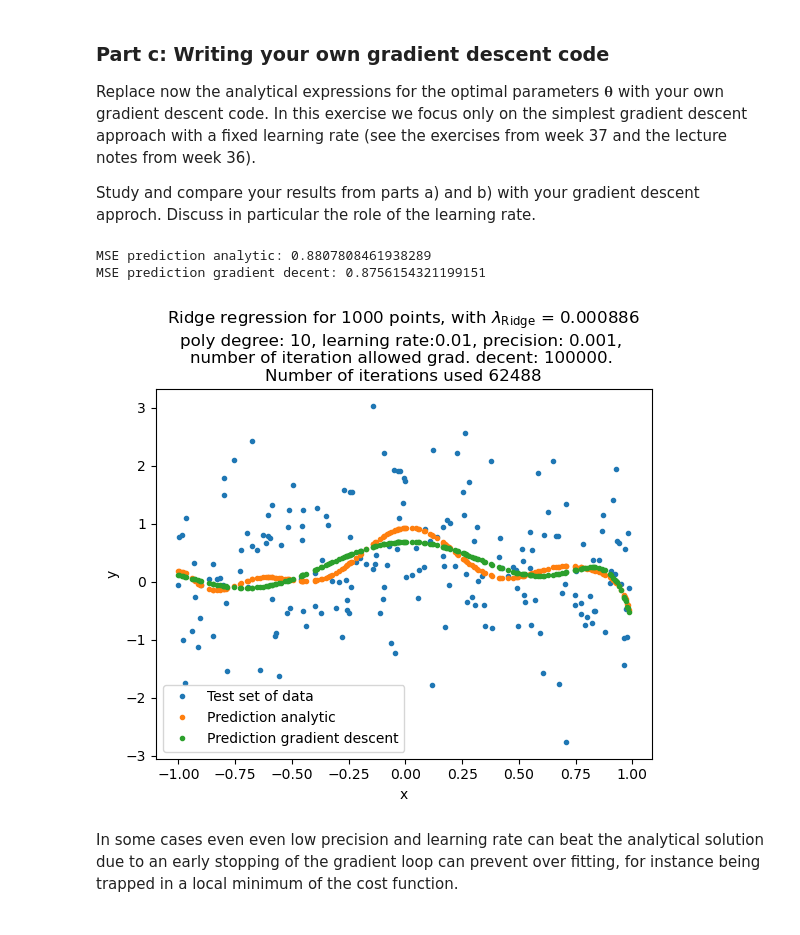
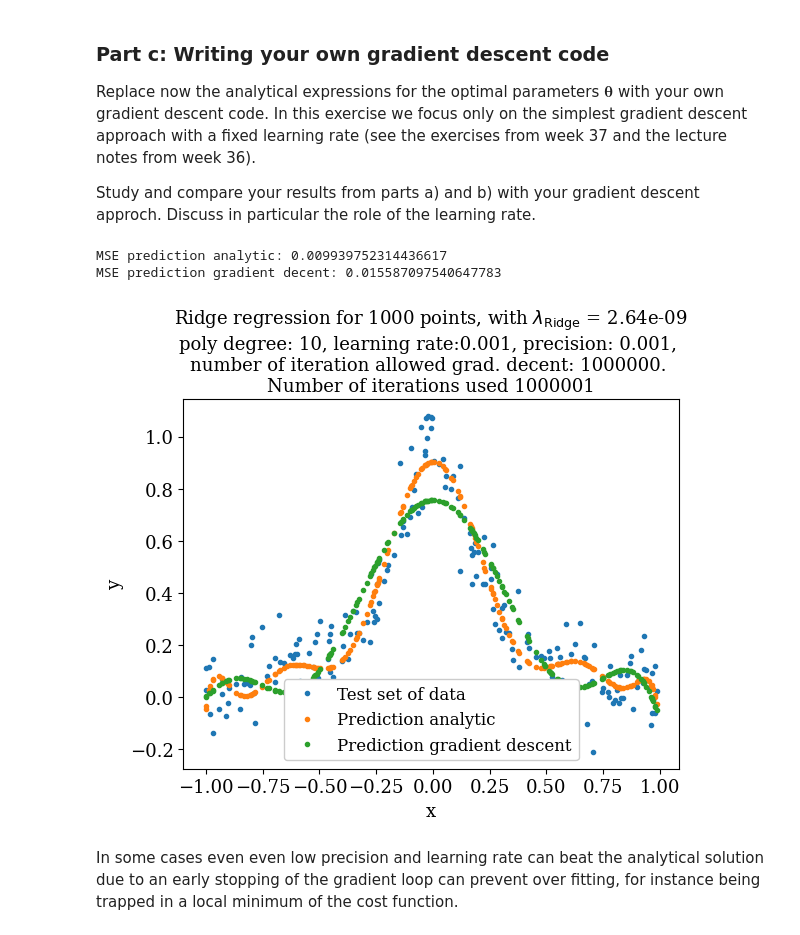
Before and after one commit to Waerstad/4155-Project-1, a Jupyter notebook: Code/project1_main.ipynb, the cells around one changed output. Cells and saved outputs as stored; diff of their text form; code cells hidden in the pictures.

```diff
--- a/Code/project1_main.ipynb
+++ b/Code/project1_main.ipynb
@@ -167,6 +167,6 @@ On scaling, we recommend reading the following section from the scikit-learn sof
 np.random.seed(2025)
 n = 100
 x = np.linspace(-1, 1, n)
-y = Runge_func(x) + np.random.normal(0, 1, size=n)
+y = Runge_func(x) + np.random.normal(0, 0.1, size=n)
 
-#plt.scatter(x,y)
+plt.scatter(x,y)
@@ -436,7 +437,7 @@ n = 1000
 
 # Setting up data
 x = np.linspace(-1, 1, n)
-y = Runge_func(x) + np.random.normal(0, 1, size=n)
+y = Runge_func(x) + np.random.normal(0, 0.1, size=n)
 
 poly_min = 1
 poly_max = 15
@@ -447,7 +448,7 @@ exp_stop = -6
 n_ridge_lambdas = 20
 ridge_lambdas = np.logspace(exp_start, exp_stop, n_ridge_lambdas)
 
-runs = 500
+runs = 100
 
 mse_matrix_run_poly_lambda = np.zeros([runs, len(poly_degrees), len(ridge_lambdas)])
 r2_matrix_run_poly_lambda = np.zeros([runs, len(poly_degrees), len(ridge_lambdas)])
@@ -518,18 +519,18 @@ n = 1000
 
 # Setting up data
 x = np.linspace(-1, 1, n)
-y = Runge_func(x) + np.random.normal(0, 1, size=n)
+y = Runge_func(x) + np.random.normal(0, 0.1, size=n)
 
-poly_min = 9
-poly_max = 13
+poly_min = 10
+poly_max = 15
 poly_degrees = np.arange(poly_min, poly_max + 1, 1)
 
-exp_start = -4
-exp_stop = -1
+exp_start = -7
+exp_stop = -5
 n_ridge_lambdas = 20
 ridge_lambdas = np.logspace(exp_start, exp_stop, n_ridge_lambdas)
 
-runs = 500
+runs = 100
 
 mse_matrix_run_poly_lambda = np.zeros([runs, len(poly_degrees), len(ridge_lambdas)])
 r2_matrix_run_poly_lambda = np.zeros([runs, len(poly_degrees), len(ridge_lambdas)])
@@ -577,7 +580,8 @@ plt.close()
 # %%
-index_min = np.argmin(mean_mse_polys_lambdas[2,:])
+index_min = np.argmin(mean_mse_polys_lambdas[-1,:])
 ridge_lambda_minimize_P10 = ridge_lambdas[index_min]
 print(ridge_lambda_minimize_P10)
 # Manually round off to three significant digits
-ridge_lambda_minimize_P10 = 0.000886
+ridge_lambda_minimize_P10 = 0.000886 # for standard deviation 1.0
+ridge_lambda_minimize_P10 = 2.64e-9
 # %% [output]
@@ -636,7 +640,7 @@ np.random.seed(2025)
 n = 1000
 # Setting up data
 x = np.linspace(-1, 1, n)
-y = Runge_func(x) + np.random.normal(0, 1, size=n)
+y = Runge_func(x) + np.random.normal(0, 0.1, size=n)
 
 poly_deg = 10
 ridge_lambda = ridge_lambda_minimize_P10
@@ -655,40 +659,39 @@ y_offset = np.mean(y_train) # Nesecarry to add this to the y prediction since we
 # theta parameters from closed form analytic solution
 theta_analytic = Ridge_parameters(X_train_s, y_train, ridge_lambda=ridge_lambda)
 prediction_testdata_analytic_theta = X_test_s @ theta_analytic + y_offset
 
 # theta parameters from gradient decent method
-learning_rate = 0.01
+learning_rate = 0.001
 precision = 0.001
-num_iterations = 100000
+num_iterations = 1000000
 theta_start = np.ones([np.shape(X)[1]])
-theta_start = theta_start*-10
 
 theta_grad_decent, iterations = simple_gradient_decent_Ridge(X_train_s, y_train, theta_start, ridge_lambda=ridge_lambda, eta=learning_rate, precision=precision, num_iter=num_iterations)
 prediction_testdata_gradient_decent_theta = X_test_s @ theta_grad_decent + y_offset
 
 mse_ytest_prediction_analytic = mean_squared_error(y_test, prediction_testdata_analytic_theta)
 mse_ytest_prediction_grad_decent = mean_squared_error(y_test, prediction_testdata_gradient_decent_theta)
 print(f"MSE prediction analytic: {mse_ytest_prediction_analytic}")
 print(f"MSE prediction gradient decent: {mse_ytest_prediction_grad_decent}")
 
 plt.plot(x[test_idx], y[test_idx], ".", label="Test set of data")
 plt.plot(x[test_idx], prediction_testdata_analytic_theta, ".", label="Prediction analytic")
 plt.plot(x[test_idx], prediction_testdata_gradient_decent_theta, ".", label="Prediction gradient descent")
 
 plt.title(f"Ridge regression for {n} points, with $\lambda_\\text{{Ridge}}$ = {ridge_lambda} \n"
           f"poly degree: {poly_deg}, learning rate:{learning_rate}, precision: {precision}, \n"
           f"number of iteration allowed grad. decent: {num_iterations}. \n"
           f"Number of iterations used {iterations}"
          )
 plt.xlabel("x")
 plt.ylabel("y")
-plt.legend()
+plt.legend().get_frame().set_alpha(1.0)
 plt.show()
 plt.close()
 # %% [output]
-MSE prediction analytic: 0.8807808461938289
-MSE prediction gradient decent: 0.8756154321199151
+MSE prediction analytic: 0.009939752314436617
+MSE prediction gradient decent: 0.015587097540647783
-[figure, old version]
+[figure, new version]
 # %% [markdown]
 In some cases even even low precision and learning rate can beat the analytical solution due to an early stopping of the gradient loop can prevent over fitting, for instance being trapped in a local minimum of the cost function.
 # %% [markdown]
```
Also changed, not shown: parts of 8 cells of this notebook.
